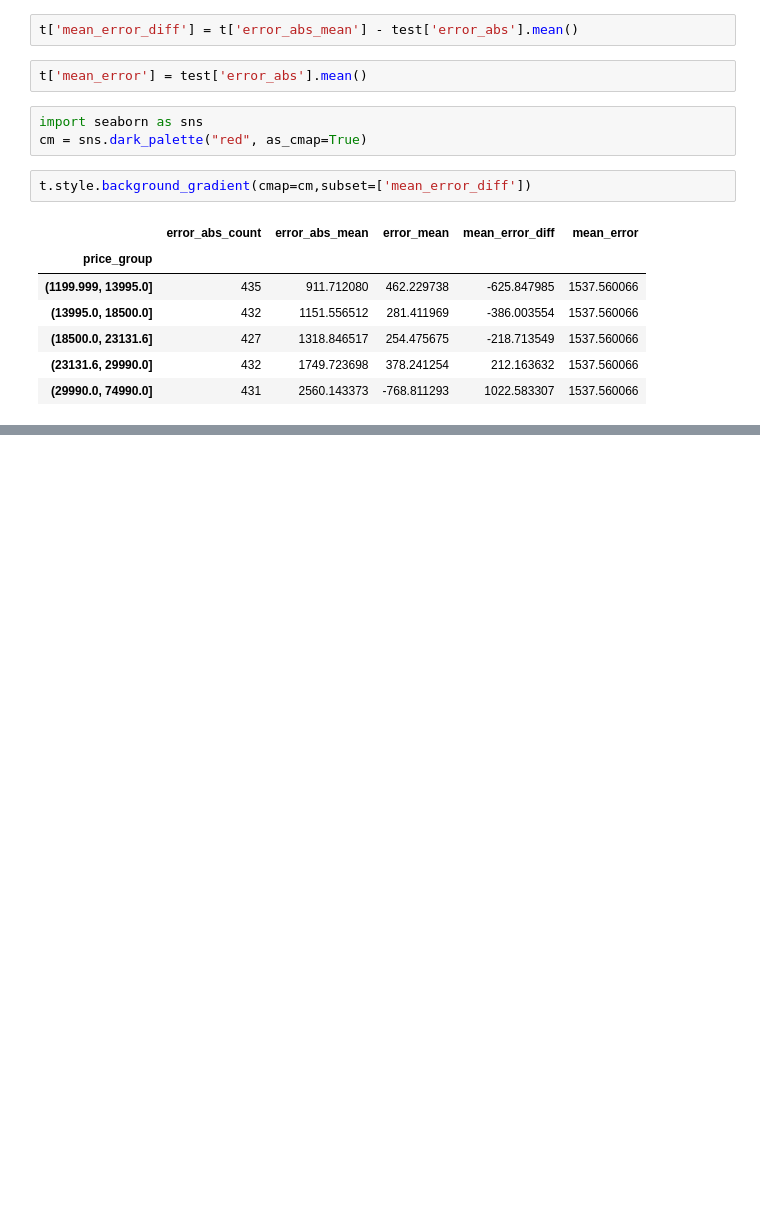
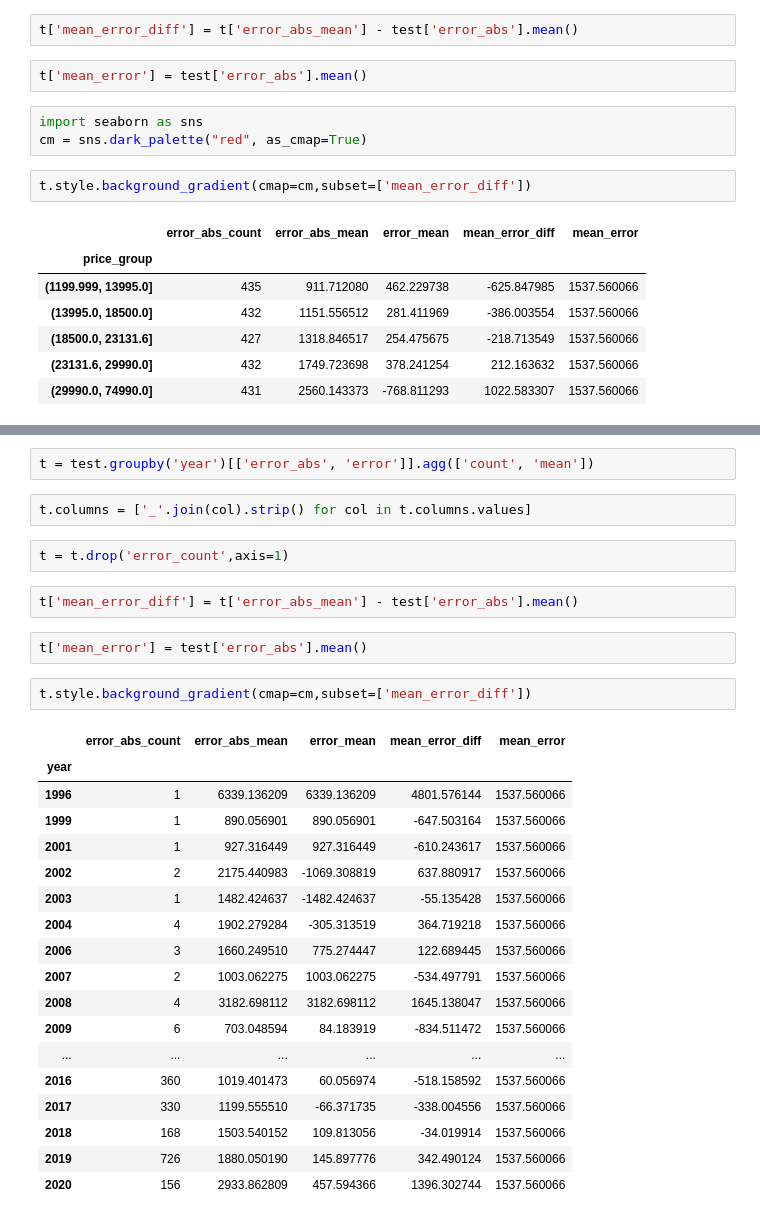
Before and after one commit to SergeyB81/Portfolio-DS, a Jupyter notebook: Car price/model_analysis_and_interpretation.ipynb, the cells around one changed output, grey strips where cells are left out. Cells and saved outputs as stored; diff of their text form; blank space fills up the shorter version.

```diff
--- a/Car price/model_analysis_and_interpretation.ipynb
+++ b/Car price/model_analysis_and_interpretation.ipynb
@@ -303,0 +322,31 @@ t.style.background_gradient(cmap=cm,subset=['mean_error_diff'])
+# %%
+t = test.groupby('year')[['error_abs', 'error']].agg(['count', 'mean'])
+# %%
+t.columns = ['_'.join(col).strip() for col in t.columns.values]
+# %%
+t = t.drop('error_count',axis=1)
+# %%
+t['mean_error_diff'] = t['error_abs_mean'] - test['error_abs'].mean()
+# %%
+t['mean_error'] = test['error_abs'].mean()
+# %%
+t.style.background_gradient(cmap=cm,subset=['mean_error_diff'])
+# %% [output]
+|  | error_abs_count | error_abs_mean | error_mean | mean_error_diff | mean_error |
+| year |  |  |  |  |  |
+| 1996 | 1 | 6339.136209 | 6339.136209 | 4801.576144 | 1537.560066 |
+| 1999 | 1 | 890.056901 | 890.056901 | -647.503164 | 1537.560066 |
+| 2001 | 1 | 927.316449 | 927.316449 | -610.243617 | 1537.560066 |
+| 2002 | 2 | 2175.440983 | -1069.308819 | 637.880917 | 1537.560066 |
+| 2003 | 1 | 1482.424637 | -1482.424637 | -55.135428 | 1537.560066 |
+| 2004 | 4 | 1902.279284 | -305.313519 | 364.719218 | 1537.560066 |
+| 2006 | 3 | 1660.249510 | 775.274447 | 122.689445 | 1537.560066 |
+| 2007 | 2 | 1003.062275 | 1003.062275 | -534.497791 | 1537.560066 |
+| 2008 | 4 | 3182.698112 | 3182.698112 | 1645.138047 | 1537.560066 |
+| 2009 | 6 | 703.048594 | 84.183919 | -834.511472 | 1537.560066 |
+| ... | ... | ... | ... | ... | ... |
+| 2016 | 360 | 1019.401473 | 60.056974 | -518.158592 | 1537.560066 |
+| 2017 | 330 | 1199.555510 | -66.371735 | -338.004556 | 1537.560066 |
+| 2018 | 168 | 1503.540152 | 109.813056 | -34.019914 | 1537.560066 |
+| 2019 | 726 | 1880.050190 | 145.897776 | 342.490124 | 1537.560066 |
+| 2020 | 156 | 2933.862809 | 457.594366 | 1396.302744 | 1537.560066 |
```
Also changed, not shown: parts of 5 cells of this notebook.
